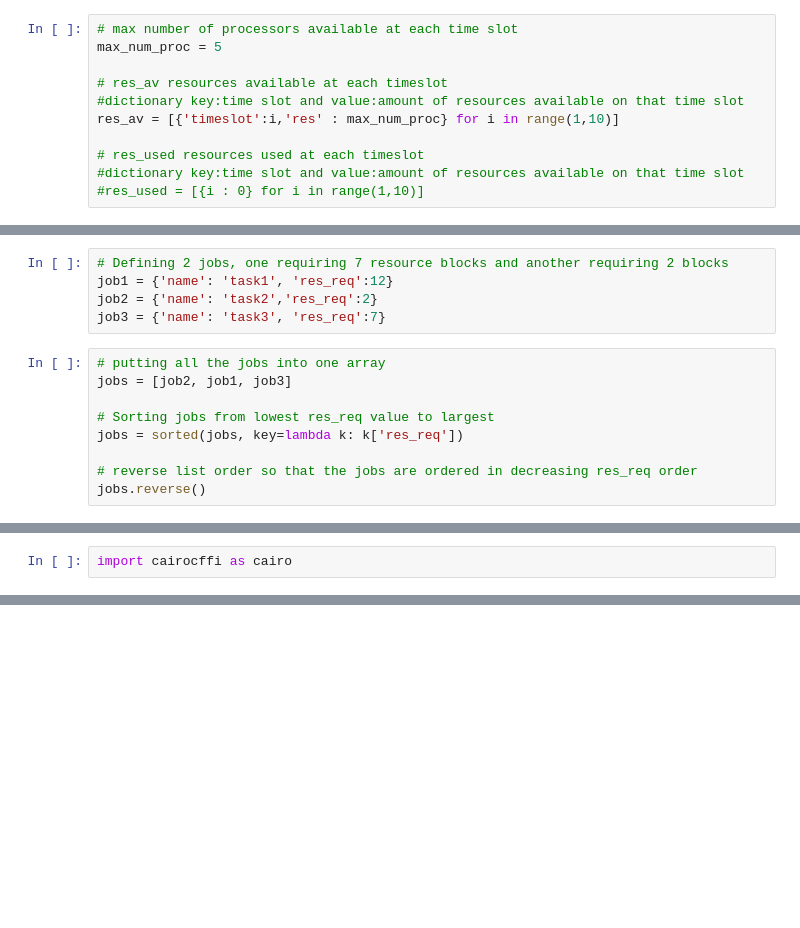
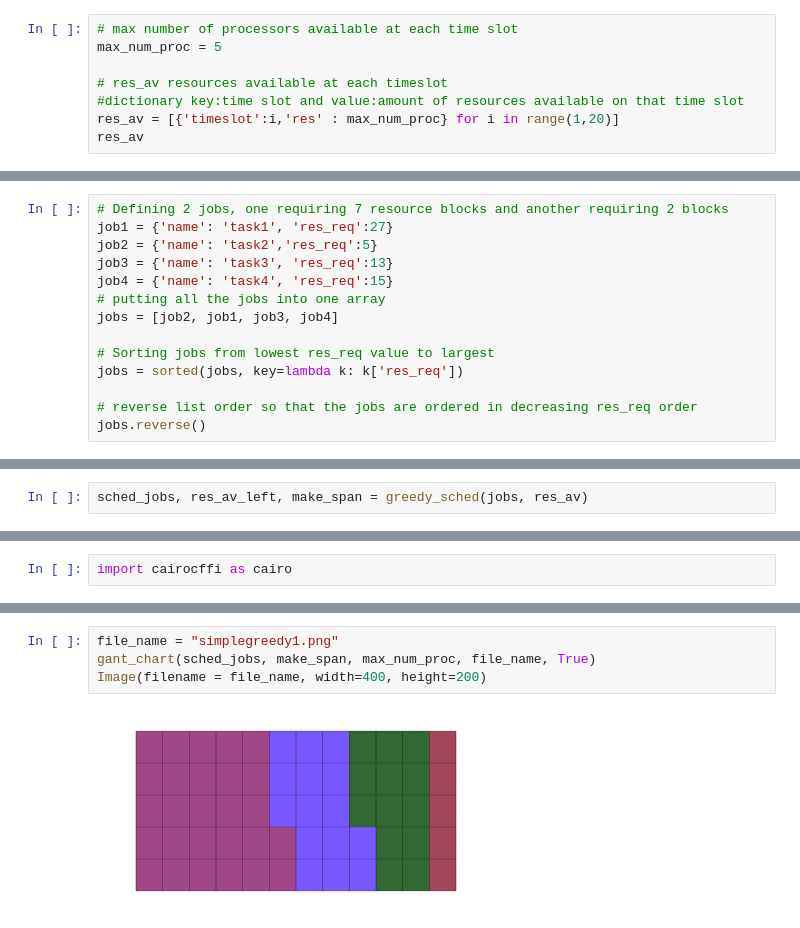
Before and after one commit to nesrnesr/Scheduling-of-malleable-HPC-MPI-applications, a Jupyter notebook: Naive greedy alg/Malleable Scheduler 1 - simple.ipynb, the cells around one changed output, grey strips where cells are left out. Cells and saved outputs as stored; diff of their text form; blank space fills up the shorter version.

```diff
--- a/Naive greedy alg/Malleable Scheduler 1 - simple.ipynb
+++ b/Naive greedy alg/Malleable Scheduler 1 - simple.ipynb
@@ -54,8 +54,5 @@ max_num_proc = 5
 
 # res_av resources available at each timeslot
 #dictionary key:time slot and value:amount of resources available on that time slot
-res_av = [{'timeslot':i,'res' : max_num_proc} for i in range(1,10)]
-
-# res_used resources used at each timeslot
-#dictionary key:time slot and value:amount of resources available on that time slot
-#res_used = [{i : 0} for i in range(1,10)]
+res_av = [{'timeslot':i,'res' : max_num_proc} for i in range(1,20)]
+res_av
@@ -63,18 +80,18 @@ res_av = [{'timeslot':i,'res' : max_num_proc} for i in range(1,10)]
 Preparing the input
 # %%
 # Defining 2 jobs, one requiring 7 resource blocks and another requiring 2 blocks
-job1 = {'name': 'task1', 'res_req':12}
-job2 = {'name': 'task2','res_req':2}
-job3 = {'name': 'task3', 'res_req':7}
+job1 = {'name': 'task1', 'res_req':27}
+job2 = {'name': 'task2','res_req':5}
+job3 = {'name': 'task3', 'res_req':13}
+job4 = {'name': 'task4', 'res_req':15}
+# putting all the jobs into one array
+jobs = [job2, job1, job3, job4]
+
+# Sorting jobs from lowest res_req value to largest
+jobs = sorted(jobs, key=lambda k: k['res_req'])
+
+# reverse list order so that the jobs are ordered in decreasing res_req order
+jobs.reverse()
-# %%
-# putting all the jobs into one array
-jobs = [job2, job1, job3]
-
-# Sorting jobs from lowest res_req value to largest
-jobs = sorted(jobs, key=lambda k: k['res_req'])
-
-# reverse list order so that the jobs are ordered in decreasing res_req order
-jobs.reverse()
 # %%
 jobs
 # %% [output]
@@ -128,3 +142,5 @@ else:
+# %%
+sched_jobs, res_av_left, make_span = greedy_sched(jobs, res_av)
 # %%
 jobs
 # %% [output]
@@ -200,0 +223,6 @@ Image(filename = "example.png", width=200, height=200)
+# %%
+file_name = "simplegreedy1.png"
+gant_chart(sched_jobs, make_span, max_num_proc, file_name, True)
+Image(filename = file_name, width=400, height=200)
+# %% [output]
+[figure, added]
```
Also changed, not shown: parts of 34 cells of this notebook.
